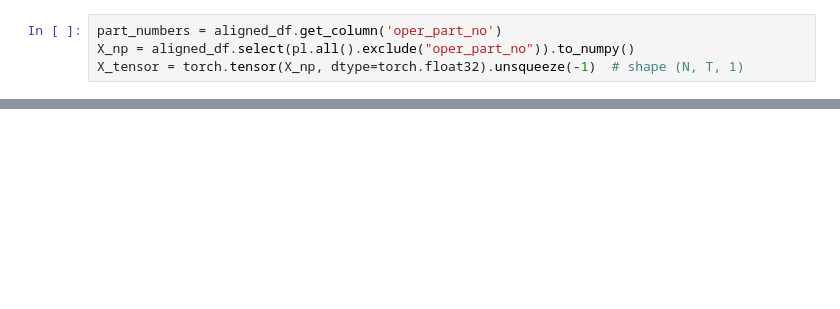
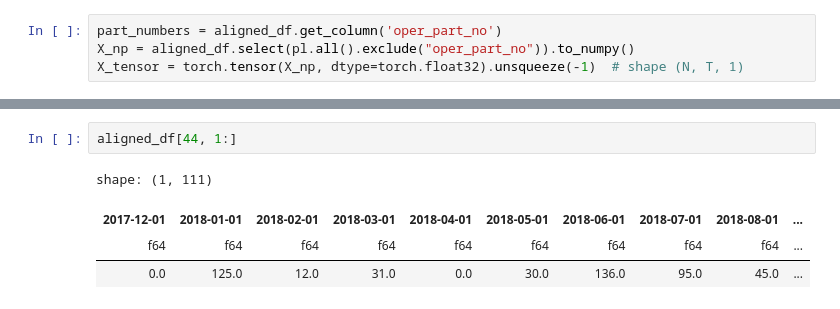
Before and after one commit to LeeKwanHyeong/data_research, a Jupyter notebook: models/clustering/k-shape/k_shape_model_test.ipynb, the cells around one changed output, grey strips where cells are left out. Saved outputs shown, nothing was run; the diff lists cells and outputs as text; blank space fills up the shorter version.

Commit message:
K-Shape Preview Complete

```diff
--- a/models/clustering/k-shape/k_shape_model_test.ipynb
+++ b/models/clustering/k-shape/k_shape_model_test.ipynb
@@ -97,0 +145,7 @@ NotImplementedError: The operator 'aten::_linalg_eigh.eigenvalues' is not curren
+# %%
+aligned_df[44, 1:]
+# %% [output]
+shape: (1, 111)
+| 2017-12-01 | 2018-01-01 | 2018-02-01 | 2018-03-01 | 2018-04-01 | 2018-05-01 | 2018-06-01 | 2018-07-01 | 2018-08-01 | ... |
+| f64 | f64 | f64 | f64 | f64 | f64 | f64 | f64 | f64 | ... |
+| 0.0 | 125.0 | 12.0 | 31.0 | 0.0 | 30.0 | 136.0 | 95.0 | 45.0 | ... |
```
Also changed, not shown: parts of 6 cells of this notebook, 1 other file.
